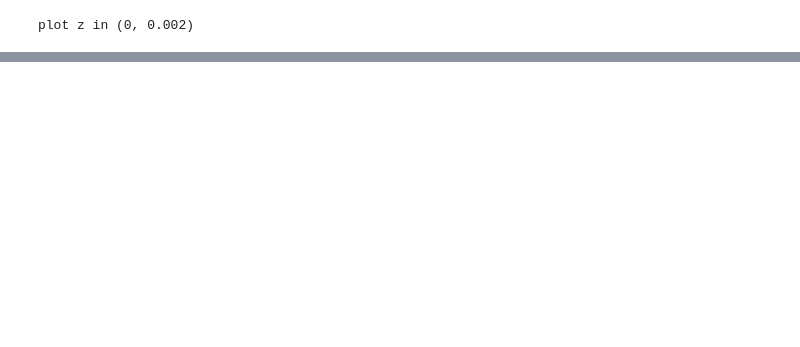
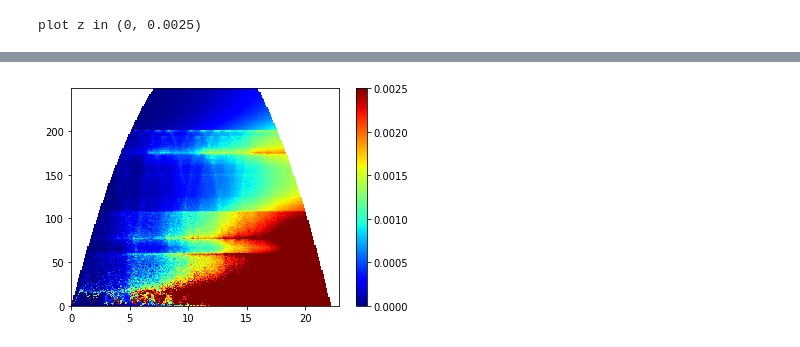
Before and after one commit to mcvine/phonon, a Jupyter notebook: examples/graphite.ipynb, the cells around one changed output, grey strips where cells are left out. Cells and saved outputs as stored; diff of their text form; code cells hidden in the pictures; blank space fills up the shorter version.

```diff
--- a/examples/graphite.ipynb
+++ b/examples/graphite.ipynb
@@ -12,4 +66,5 @@ Takes one hour
 # %%
+%%time
 from mcvine.phonon.powderSQE import use_phonopy
 IQEhist = use_phonopy.from_FORCE_CONSTANTS(
     datadir,
@@ -19,7 +74,7 @@ IQEhist = use_phonopy.from_FORCE_CONSTANTS(
     mass = 12, # hack
     species = ['C'], supercell = (6,6,1),
     Q_bins = np.arange(0, 23, 0.1), E_bins = np.arange(0, 250, 1),
-    workdir = '_tmp.powderSQE', N=int(1e7), include_multiphonon=True
+    workdir = '_tmp.graphite-Ei_300-T_300', N=int(1e6), include_multiphonon=True
 )
 # %% [output]
 Running phonopy...  Done
@@ -26,4 +83,4 @@ Running phonopy...  Done
 # %%
-H.plot(IQEhist, min=0, max=2e-3)
+H.plot(IQEhist, min=0, max=2.5e-3, cmap='jet')
 # %% [output]
-plot z in (0, 0.002)
+plot z in (0, 0.0025)
@@ -31,0 +87 @@ plot z in (0, 0.002)
+[figure, added]
```
Also changed, not shown: parts of 12 cells of this notebook.
